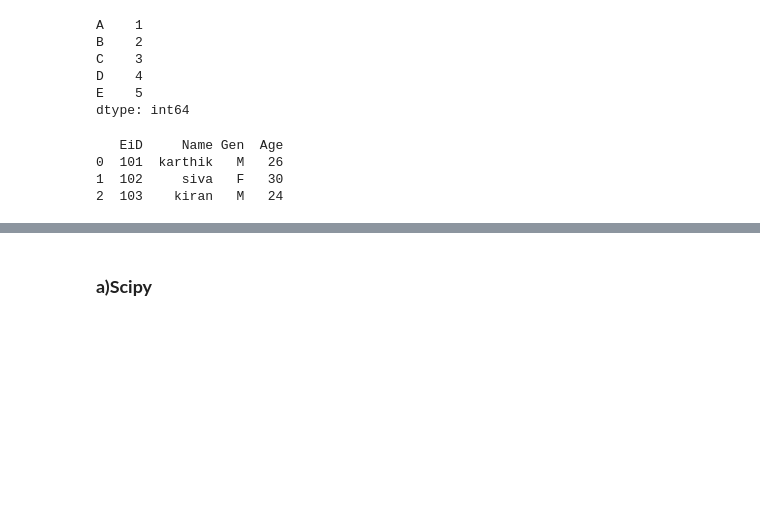
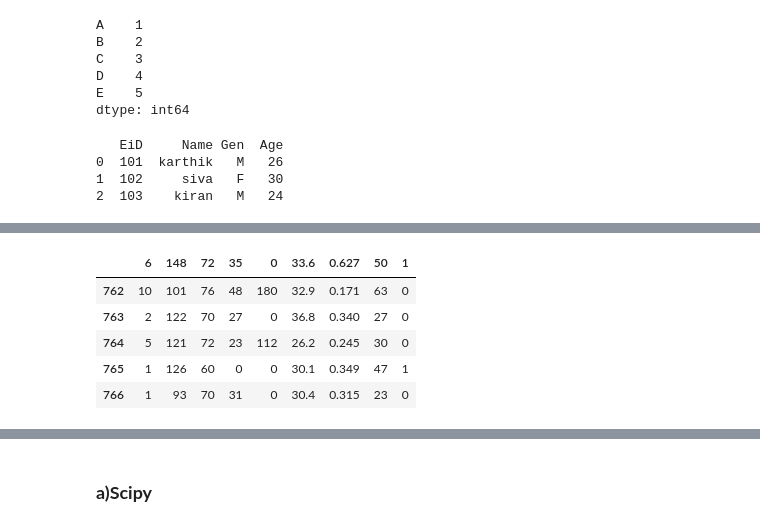
Before and after one commit to ChilukuriSivaKarthikeya/Datasciene, a Jupyter notebook: CH_Karthikeya_19A21B0517_Python_programming_lab.ipynb, the cells around one changed output, grey strips where cells are left out. Drawn from its saved outputs; the diff is of its cells as text; code cells hidden in the pictures; blank space fills up the shorter version.

```diff
--- a/CH_Karthikeya_19A21B0517_Python_programming_lab.ipynb
+++ b/CH_Karthikeya_19A21B0517_Python_programming_lab.ipynb
@@ -1647,0 +1661,9 @@ print(d)
+# %%
+raw_data.tail()
+# %% [output]
+|  | 6 | 148 | 72 | 35 | 0 | 33.6 | 0.627 | 50 | 1 |
+| 762 | 10 | 101 | 76 | 48 | 180 | 32.9 | 0.171 | 63 | 0 |
+| 763 | 2 | 122 | 70 | 27 | 0 | 36.8 | 0.340 | 27 | 0 |
+| 764 | 5 | 121 | 72 | 23 | 112 | 26.2 | 0.245 | 30 | 0 |
+| 765 | 1 | 126 | 60 | 0 | 0 | 30.1 | 0.349 | 47 | 1 |
+| 766 | 1 | 93 | 70 | 31 | 0 | 30.4 | 0.315 | 23 | 0 |
```
Also changed, not shown: parts of 9 cells of this notebook.
